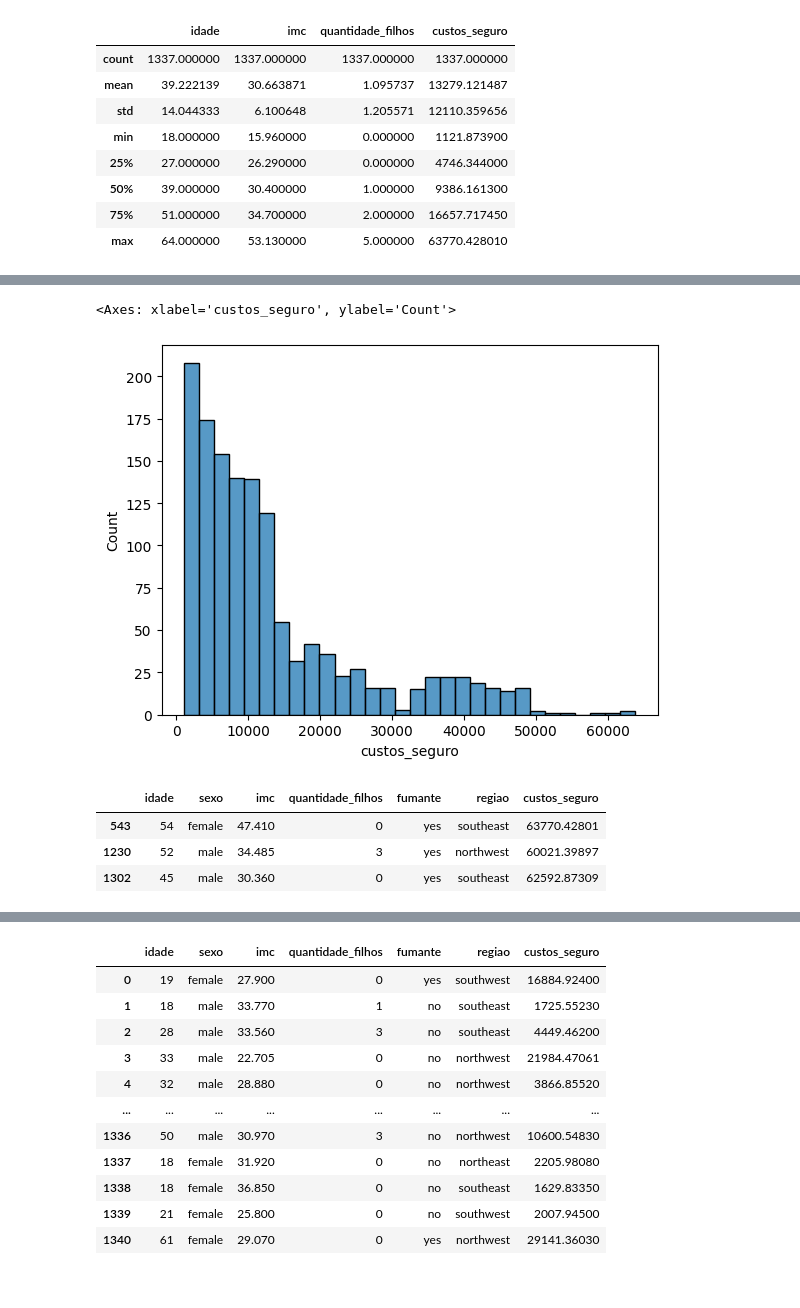
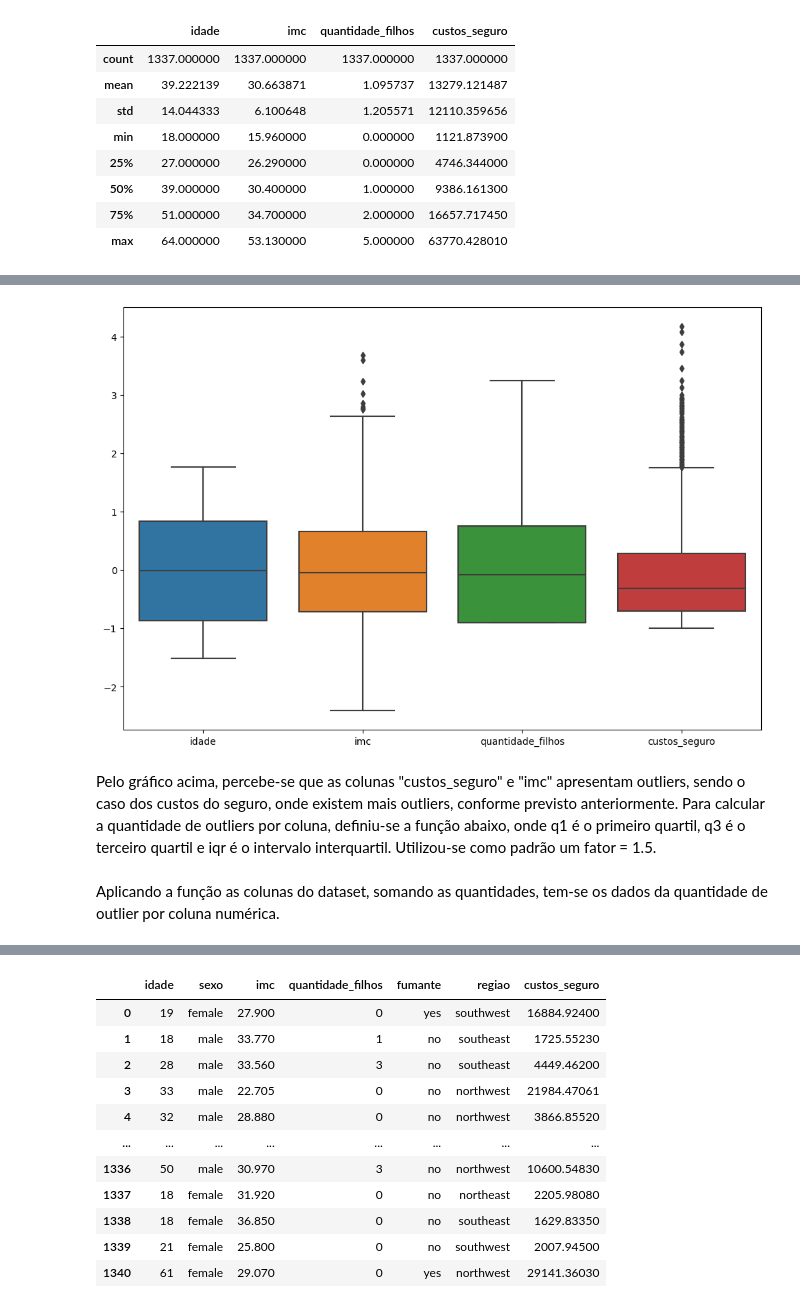
Before and after one commit to rfprates/regressao_seguro, a Jupyter notebook: case_preco_seguros.ipynb, the cells around one changed output, grey strips where cells are left out. Cells and saved outputs as stored; diff of their text form; code cells hidden in the pictures.

```diff
--- a/case_preco_seguros.ipynb
+++ b/case_preco_seguros.ipynb
@@ -119,3 +144,13 @@ df.describe()
+# %%
+from sklearn.preprocessing import scale
+
+plt.figure(figsize = (12,8))
+sns.boxplot(data = df.select_dtypes('number').apply(scale))
+plt.show()
+# %% [output]
+[figure, added]
+# %% [markdown]
+Pelo gráfico acima, percebe-se que as colunas "custos_seguro" e "imc" apresentam outliers, sendo o caso dos custos do seguro, onde existem mais outliers, conforme previsto anteriormente. Para calcular a quantidade de outliers por coluna, definiu-se a função abaixo, onde q1 é o primeiro quartil, q3 é o terceiro quartil e iqr é o intervalo interquartil. Utilizou-se como padrão um fator = 1.5.
 # %%
 # função para calcular a quantidade de outliers
 def is_outlier (array):
@@ -126,15 +161,5 @@ def is_outlier (array):
     lower_outlier = q1 - 1.5*iqr
 
     return ((array<lower_outlier) | (array>upper_outlier))
-# %%
-sns.histplot(data = df, x = 'custos_seguro')
-# %% [output]
-<Axes: xlabel='custos_seguro', ylabel='Count'>
-[figure, removed]
-# %%
-df[df['custos_seguro']>60000]
-# %% [output]
-|  | idade | sexo | imc | quantidade_filhos | fumante | regiao | custos_seguro |
-| 543 | 54 | female | 47.410 | 0 | yes | southeast | 63770.42801 |
-| 1230 | 52 | male | 34.485 | 3 | yes | northwest | 60021.39897 |
-| 1302 | 45 | male | 30.360 | 0 | yes | southeast | 62592.87309 |
+# %% [markdown]
+Aplicando a função as colunas do dataset, somando as quantidades, tem-se os dados da quantidade de outlier por coluna numérica.
```
Also changed, not shown: parts of 11 cells of this notebook.
